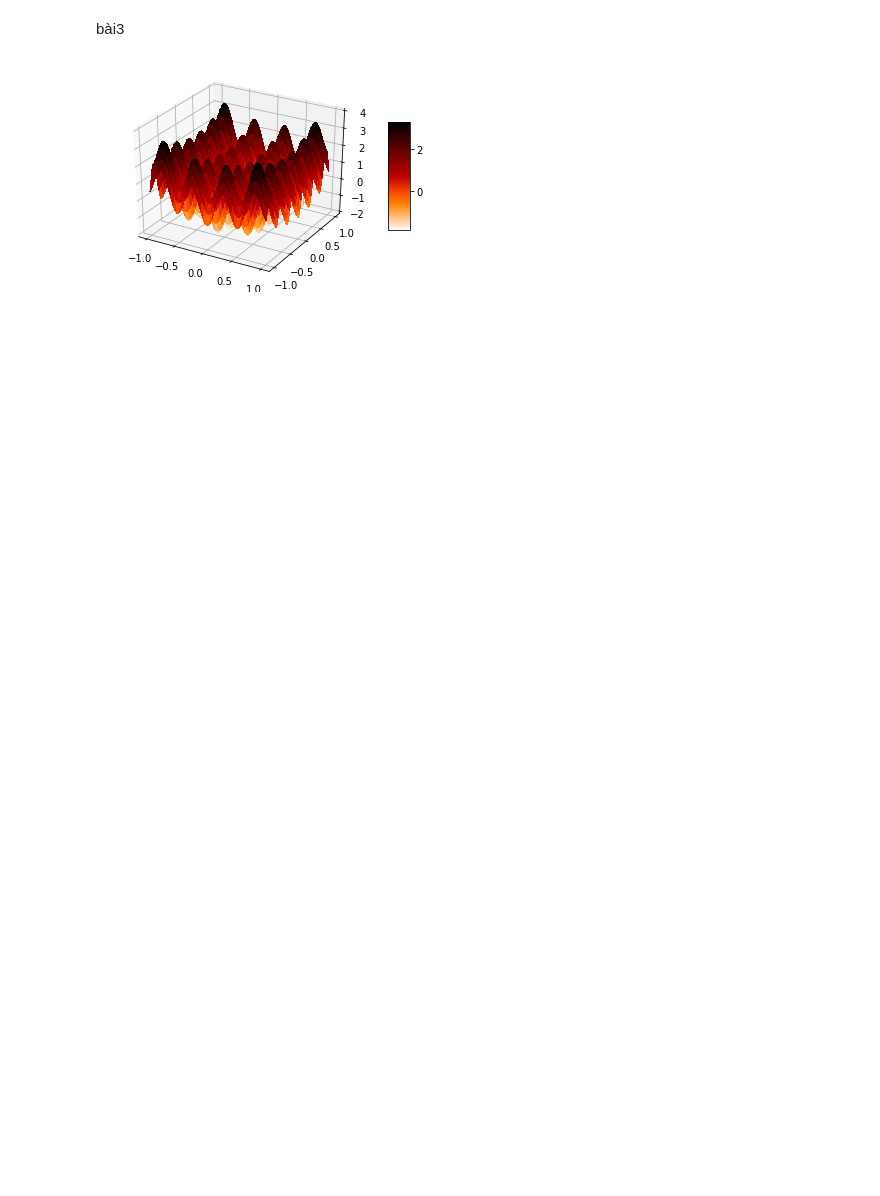
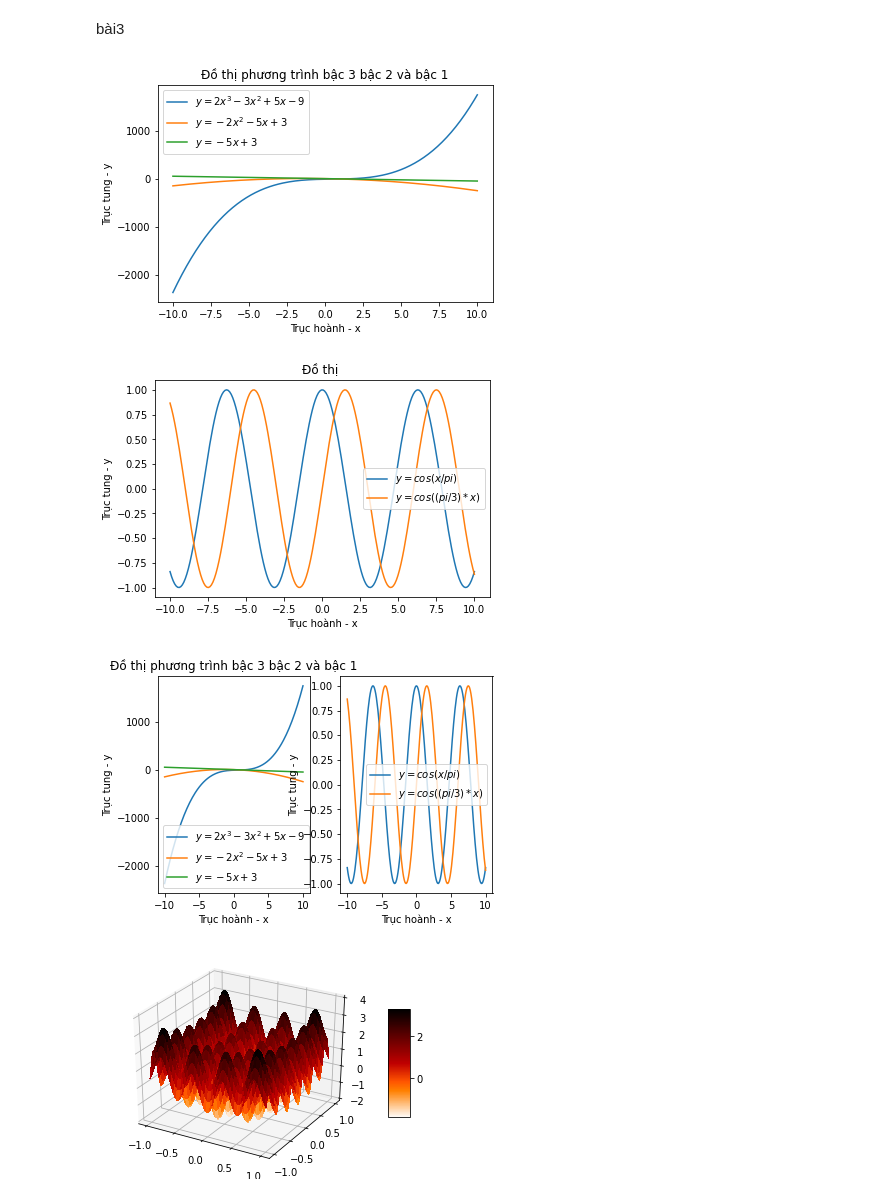
Before and after one commit to thanhduc17/python-lesson-k3, a Jupyter notebook: MatplotLib.ipynb, the cells around one changed output. Drawn from its saved outputs; the diff is of its cells as text; code cells hidden in the pictures; blank space fills up the shorter version.

```diff
--- a/MatplotLib.ipynb
+++ b/MatplotLib.ipynb
@@ -305,40 +217,50 @@ bài3
 # %%
 import numpy as np
 import matplotlib.pyplot as plt
-from matplotlib import cm
+
 
 #Xây dựng hàm Rosenbrock
 
-def ham_Rosenbrock(b, x, y,):
+def cau31(b, x, y):
   z = x**2 + y**2-cos(12*x)-cos(18*y)
   return z
+def x12():
+  x = np.linspace(start=-1.0, stop=1.0,num=200)
+  return x
+def  y12():
+  y = np.linspace(start=-1.0, stop=1.0,num=200)
+  return y
+def ve_3ds(x,y,z):
 
-#Chuẩn bị dữ liệu
+  fig, ax =plt.subplots(subplot_kw={"projection":"3d"})
 
-x = np.linspace(start=-1.0, stop=1.0,num=200)
-y = np.linspace(start=-1.0, stop=1.0,num=200)
+  rosen_surf = ax.plot_surface(x, y, z,cmap=cm.gist_heat_r,linewidth=0, antialiased=False)
 
-#Tạo lưới các điểm dựa trên x, y để phục vụ vẽ đồ thị 3d
+  ax.set_zlim(-2, 4)
 
-x, y = np.meshgrid(x, y)
-z = ham_Rosenbrock(10, x, y)
+  fig.colorbar(rosen_surf, shrink=0.5,aspect=5)
 
-fig, ax =plt.subplots(subplot_kw={"projection":"3d"})
-
-#Vẽ mặt Rosenbrock
-
-rosen_surf = ax.plot_surface(x, y, z,cmap=cm.gist_heat_r,linewidth=0, antialiased=False)
-
-#Thiết lập tham số cho trục z
-
-ax.set_zlim(-2, 4)
-
-# Thiết lập màu dựa trên giá trị của hàm.
-
-fig.colorbar(rosen_surf, shrink=0.5,aspect=5)
-
-#Hiển thị hình
-
-plt.show()
+  plt.show()
-# %% [output]
-[figure, removed]
+# %%
+def main():
+  x = sinh_du_lieu()
+  y1 = ham_bac_3(2, -3, 5, -9, x)
+  y2 = ham_bac_2(-2, -5,3, x)
+  y3 = ham_bac_1(-5, 3, x)
+  y4 = ham_cos(x)
+  y5 = ham_sin(x)
+  cau1(x,y1,y2,y3)
+  cau2(x,y3,y4)
+  cau3(x,y1,y2,y3,y4,y5)
+  x_1 = x12()
+  y_1 = y12()
+  x_2, y_6 = np.meshgrid(x_1, y_1)
+  z = cau31(10, x_2, y_6)
+  ve_3ds(x_2,y_6,z)
+if __name__ == "__main__":
+  main()
+# %% [output]
+[figure, added]
+[figure, added]
+[figure, added]
+[figure, added]
```
Also changed, not shown: parts of 11 cells of this notebook.
